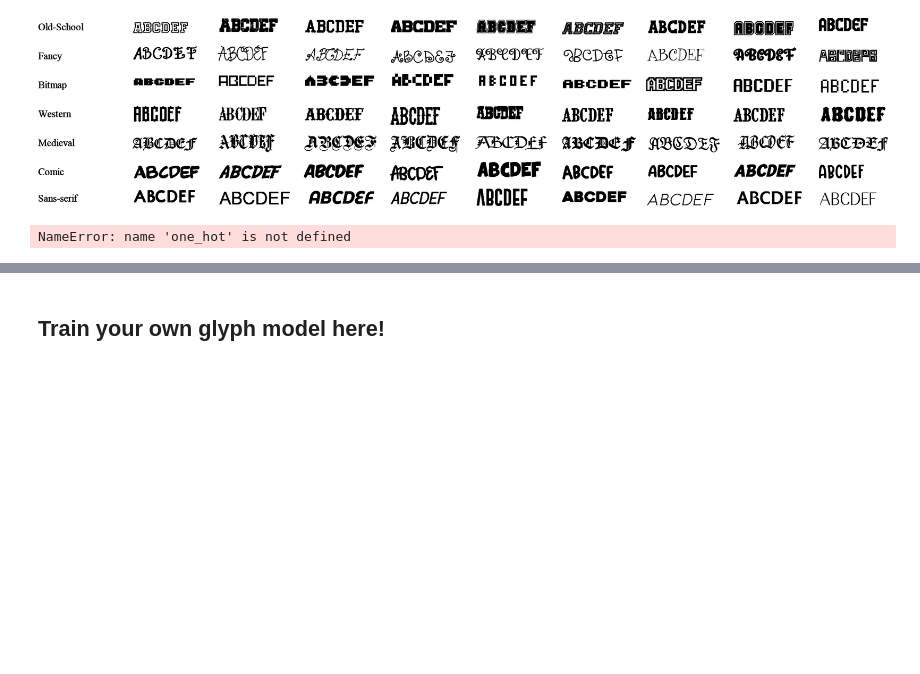
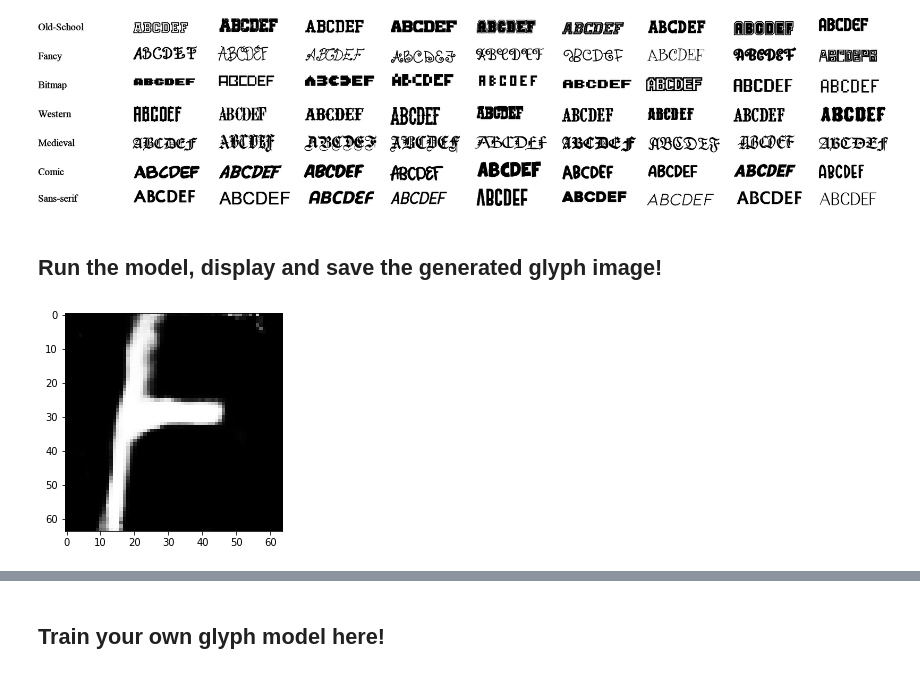
Before and after one commit to dx199771/font_generation, a Jupyter notebook: Playground.ipynb, the cells around one changed output, grey strips where cells are left out. Cells and saved outputs as stored; diff of their text form; code cells hidden in the pictures; blank space fills up the shorter version.

```diff
--- a/Playground.ipynb
+++ b/Playground.ipynb
@@ -27,15 +27,27 @@ Have fun!
 # %%
+#@title Imports your reporsitory and some important libraries, you can either use GitHub or GoogleDrive. Here we recommend use GitHub.
+# You can either load files from GitHub or upload from local files
+
+# Clone from github (recommend)
+#!git clone https://github.com/dx199771/Interpretable-font-generation.git
+
+# upload the pre-trained model for glyph generation in models folder
+# eg. "./models/generator_SansSerif.pt"
+from google.colab import files
+
 import torch
 import argparse
 import numpy as np
 from ipywidgets import interact, widgets
+import matplotlib.pyplot as plt
+from PIL import Image
 
 # import some pytorch libraries
 #from nets.info_GAN import Discriminator, Generator
 from torch.autograd import Variable
 from torchvision.utils import save_image
-from nets.info_GAN import Discriminator, Generator
-
+from font_generation.nets.info_GAN import Discriminator, Generator
 # if GPU available
 cuda = True if torch.cuda.is_available() else False
 FloatTensor = torch.cuda.FloatTensor if cuda else torch.FloatTensor
+device = torch.device("cuda:0" if torch.cuda.is_available() else "cpu")
@@ -60,36 +103,35 @@ Several pre-trained models for glyph generation are provided, you can play aroun
+# %% [markdown]
+## Run the model, display and save the generated glyph image!
 # %%
-# Define some useful variables
-# Number of channels for generator
-chennels = 3
-
-# Size of generated image
-img_size = 64
-
-# Size of z latent vector
-latent_dim = 62
-
-# Size of lebel vector
-label_dim = 26
-
-# Size of code vector
-code_dim = 2
-
-# Output directory
-opt_dir = ""
+#@title Try different latent code and input character.
 
 # Input latent vector
 z = Variable(FloatTensor(np.random.normal(0, 1,(1, latent_dim))))
 
 # Input label vector
-Variable(FloatTensor(one_hot))
+input_char = 'A' # @param ["A", "B", "C", "D", "E", "F", "G", "H", "I", "J", "K", "L", "M", "N", "O", "P", "Q", "E", "S", "T", "U", "V", "W", "X", "Y", "Z"]
+one_hot = np.zeros((1,26))
+one_hot[0,5]=1
+label_input = Variable(FloatTensor(one_hot))
 
-one_hot
 
 # Code input for infoGAN (parameter of output image, shape, thickness, rotation etc.)
-first_code_input = 0.6 #@param {type:"slider", min:-2, max:2, step:0.1}
-second_code_input = 0.6 #@param {type:"slider", min:-2, max:2, step:0.1}
-code_input = Variable(FloatTensor([first_code_input, second_code_input]))
+first_code_input = 1.6 #@param {type:"slider", min:-2, max:2, step:0.1}
+second_code_input = 1.7 #@param {type:"slider", min:-2, max:2, step:0.1}
+code_input = Variable(FloatTensor([[first_code_input, second_code_input]]))
 
-noise_input = torch.cat((z,label_input),-1)
+noise_input = torch.cat((label_input, z),-1)
+
+# Load model
+model = Generator(channels,img_size,latent_dim+label_dim,code_dim)
+model.load_state_dict(torch.load(dataset))
+model.to(device)
+with torch.no_grad():
+  sample1 = model(noise_input, code_input).detach().cpu()
+  #save and show the image
+  save_image(sample1.data, './img{}.png'.format(1) , normalize=True)
+  img = plt.imread("img1.png")
+  plt.imshow(img, cmap="gray")
+  plt.show()
 # %% [output]
-NameError: name 'one_hot' is not defined
+[figure, added]
```
Also changed, not shown: parts of 12 cells of this notebook, 5 other files.
